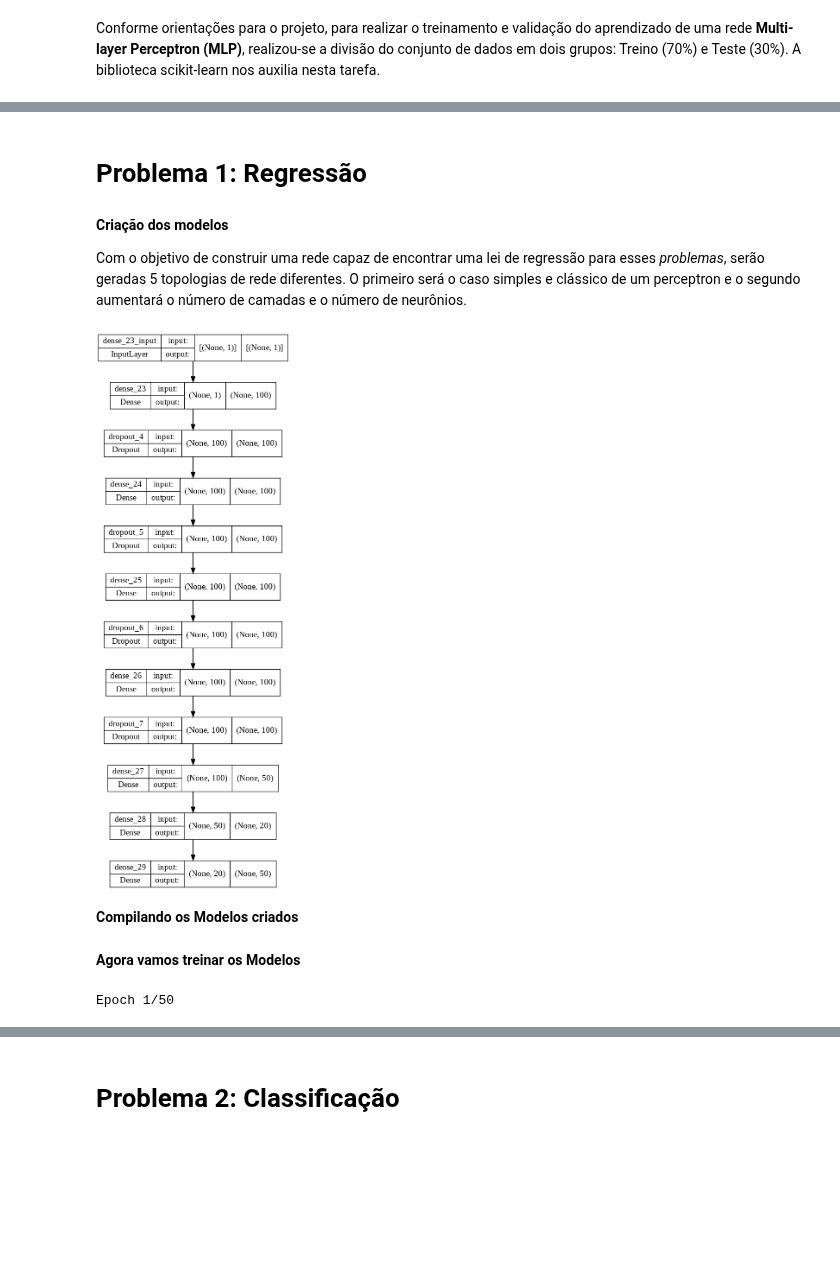
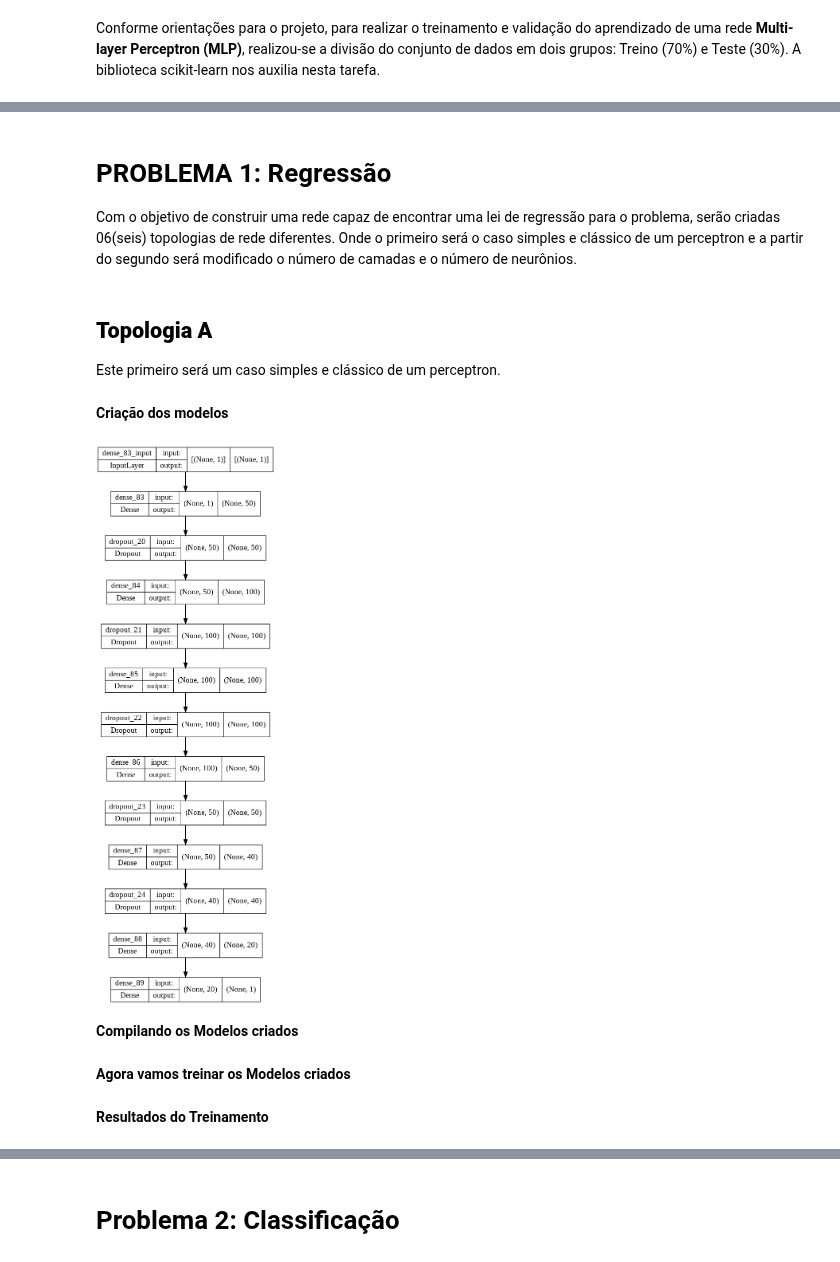
Before and after one commit to lourencocavalcante/Neurocomputacao, a Jupyter notebook: CAP351_Projeto_01_MLP.ipynb, the cells around one changed output, grey strips where cells are left out. Saved outputs shown, nothing was run; the diff lists cells and outputs as text; code cells hidden in the pictures; blank space fills up the shorter version.

```diff
--- a/CAP351_Projeto_01_MLP.ipynb
+++ b/CAP351_Projeto_01_MLP.ipynb
@@ -159,9 +167,11 @@ Tamanho do dataset para validação:  94626
-# %% [markdown]
-# Problema 1: Regressão
 # %% [markdown]
-**Criação dos modelos**
-
-Com o objetivo de construir uma rede capaz de encontrar uma lei de regressão para esses *problemas*, serão geradas 5 topologias de rede diferentes. O primeiro será o caso simples e clássico de um perceptron e o segundo aumentará o número de camadas e o número de neurônios.
+# PROBLEMA 1: Regressão
+Com o objetivo de construir uma rede capaz de encontrar uma lei de regressão para o problema, serão criadas 06(seis) topologias de rede diferentes. Onde o primeiro será o caso simples e clássico de um perceptron e a partir do segundo será modificado o número de camadas e o número de neurônios.
+# %% [markdown]
+## **Topologia A**
+Este primeiro será um caso simples e clássico de um perceptron.
+# %% [markdown]
+**Criação dos modelos**
 # %%
 fl2 = 0.0
 drop = 0.2
@@ -171,41 +181,42 @@ sgd_momentum_060 = SGD(learning_rate=0.01, decay=1e-6, momentum=0.20, nesterov=T
 adam = tf.keras.optimizers.Adam()
 
 #modelo_a
 modelo_a = keras.Sequential()
 modelo_a.add(keras.layers.Dense(units=3, input_shape=[1], activation="tanh"))
 modelo_a.add(keras.layers.Dense(units=1, activation="linear"))
 #tf.keras.utils.plot_model(modelo_a, show_shapes=True)
 
 #modelo_b
 modelo_b = keras.Sequential()
 modelo_b.add(keras.layers.Dense(units=5, input_shape=[1], activation="tanh"))
 modelo_b.add(keras.layers.Dense(units=5, activation="tanh"))
-modelo_b.add(keras.layers.Dense(units=1, activation="linear"))
+modelo_b.add(keras.layers.Dense(units=1, activation="tanh"))
 #tf.keras.utils.plot_model(modelo_b, show_shapes=True)
 
 #modelo_c
 modelo_c = keras.Sequential()
 modelo_c.add(keras.layers.Dense(units=5, input_shape=[1], activation="tanh"))
 modelo_c.add(keras.layers.Dense(units=5, activation="tanh"))
-modelo_c.add(keras.layers.Dense(units=1, activation="linear"))
+modelo_c.add(keras.layers.Dense(units=1, activation="tanh"))
 #tf.keras.utils.plot_model(modelo_c, show_shapes=True)
 
 #modelo_final
 modelo_final = keras.Sequential()
-modelo_final.add(keras.layers.Dense(units=100, kernel_regularizer=l2(fl2), input_shape=[1], activation="tanh"))
-modelo_final.add(Dropout(drop))
-modelo_final.add(keras.layers.Dense(units=100, kernel_regularizer=l2(fl2), activation="tanh"))
+modelo_final.add(keras.layers.Dense(units=50, kernel_regularizer=l2(fl2), input_shape=[1], activation="tanh"))
 modelo_final.add(Dropout(drop))
 modelo_final.add(keras.layers.Dense(units=100, kernel_regularizer=l2(fl2), activation="tanh"))
 modelo_final.add(Dropout(drop))
 modelo_final.add(keras.layers.Dense(units=100, kernel_regularizer=l2(fl2), activation="tanh"))
 modelo_final.add(Dropout(drop))
 modelo_final.add(keras.layers.Dense(units=50, kernel_regularizer=l2(fl2), activation="tanh"))
-modelo_final.add(keras.layers.Dense(units=20, kernel_regularizer=l2(fl2), activation="sigmoid"))
-modelo_final.add(keras.layers.Dense(units=50, activation="linear"))
+modelo_final.add(Dropout(drop))
+modelo_final.add(keras.layers.Dense(units=40, kernel_regularizer=l2(fl2), activation="tanh"))
+modelo_final.add(Dropout(drop))
+modelo_final.add(keras.layers.Dense(units=20, kernel_regularizer=l2(fl2), activation="tanh"))
+modelo_final.add(keras.layers.Dense(units=1, activation="linear"))
 tf.keras.utils.plot_model(modelo_final, show_shapes=True)
 # %% [output]
-[figure, old version]
+[figure, new version]
 # %% [markdown]
 **Compilando os Modelos criados**
 # %%
@@ -216,9 +227,9 @@ modelo_final.compile(loss='mean_squared_error', optimizer=sgd_momentum_060, metr
 
 lista_modelos = [modelo_a, modelo_b, modelo_c, modelo_final]
 # %% [markdown]
-**Agora vamos treinar os Modelos**
+**Agora vamos treinar os Modelos criados**
 # %%
-epocas = 50 #Degine a quantidade de épocas para o treinamento
+epocas = 1000 #Define a quantidade de épocas para o treinamento
 
 early = tf.keras.callbacks.EarlyStopping(monitor='loss', patience=100)
 
@@ -228,8 +239,8 @@ history_modelo_c = modelo_c.fit(x_train, y_train, epochs=epocas, batch_size=10,
 history_modelo_final = modelo_final.fit(x_train, y_train, epochs=epocas, batch_size=10, validation_split=0.2, verbose=True) #callbacks=[early])
 
 lista_history_modelos = [history_modelo_a, history_modelo_b, history_modelo_c, history_modelo_final]
-# %% [output]
-Epoch 1/50
+# %% [markdown]
+**Resultados do Treinamento**
 # %%
 figure(figsize=(18,8),dpi=80)
 plt.suptitle('EVOLUÇÃO DO TREINAMENTO DOS MODELOS', size=14)
```
Also changed, not shown: parts of 20 cells of this notebook.
